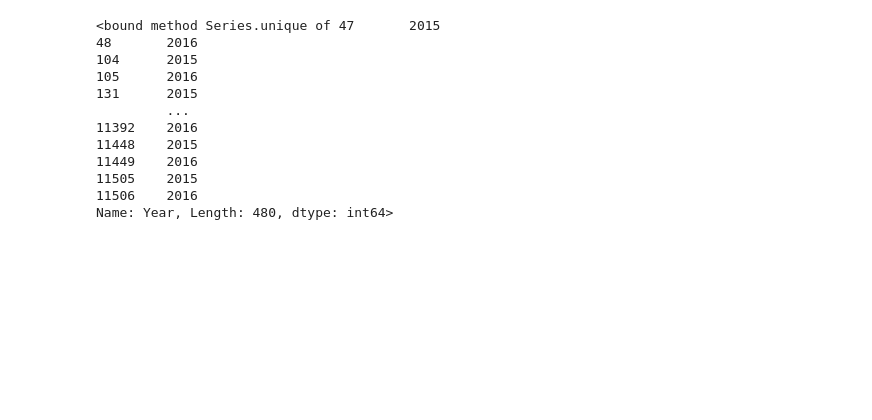
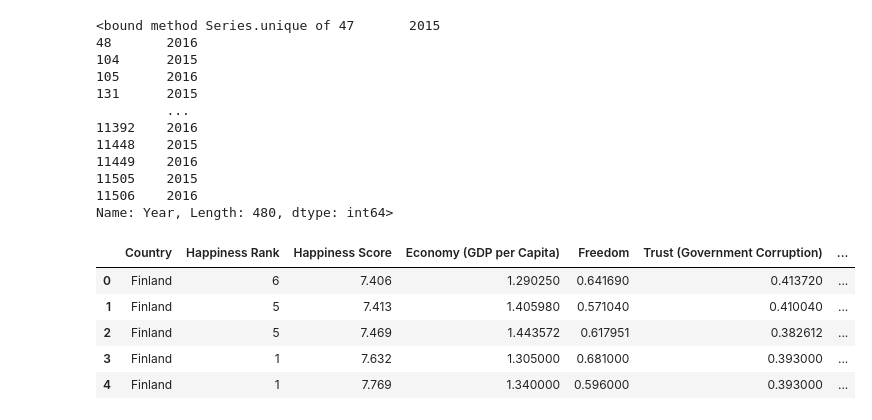
Before and after one commit to data301-2021-summer2/project-group16-data-301-project, a Jupyter notebook: analysis/Sue/Analysis_Pipeline.ipynb, the cells around one changed output. Cells and saved outputs as stored; diff of their text form; code cells hidden in the pictures; blank space fills up the shorter version.

```diff
--- a/analysis/Sue/Analysis_Pipeline.ipynb
+++ b/analysis/Sue/Analysis_Pipeline.ipynb
@@ -216,0 +233,10 @@ Name: Year, Length: 480, dtype: int64>
+# %%
+DF_Finland=df[df['Country']=='Finland'].reset_index(drop=True)
+DF_Finland
+# %% [output]
+|  | Country | Happiness Rank | Happiness Score | Economy (GDP per Capita) | Freedom | Trust (Government Corruption) | ... |
+| 0 | Finland | 6 | 7.406 | 1.290250 | 0.641690 | 0.413720 | ... |
+| 1 | Finland | 5 | 7.413 | 1.405980 | 0.571040 | 0.410040 | ... |
+| 2 | Finland | 5 | 7.469 | 1.443572 | 0.617951 | 0.382612 | ... |
+| 3 | Finland | 1 | 7.632 | 1.305000 | 0.681000 | 0.393000 | ... |
+| 4 | Finland | 1 | 7.769 | 1.340000 | 0.596000 | 0.393000 | ... |
```
Also changed, not shown: parts of 7 cells of this notebook.
